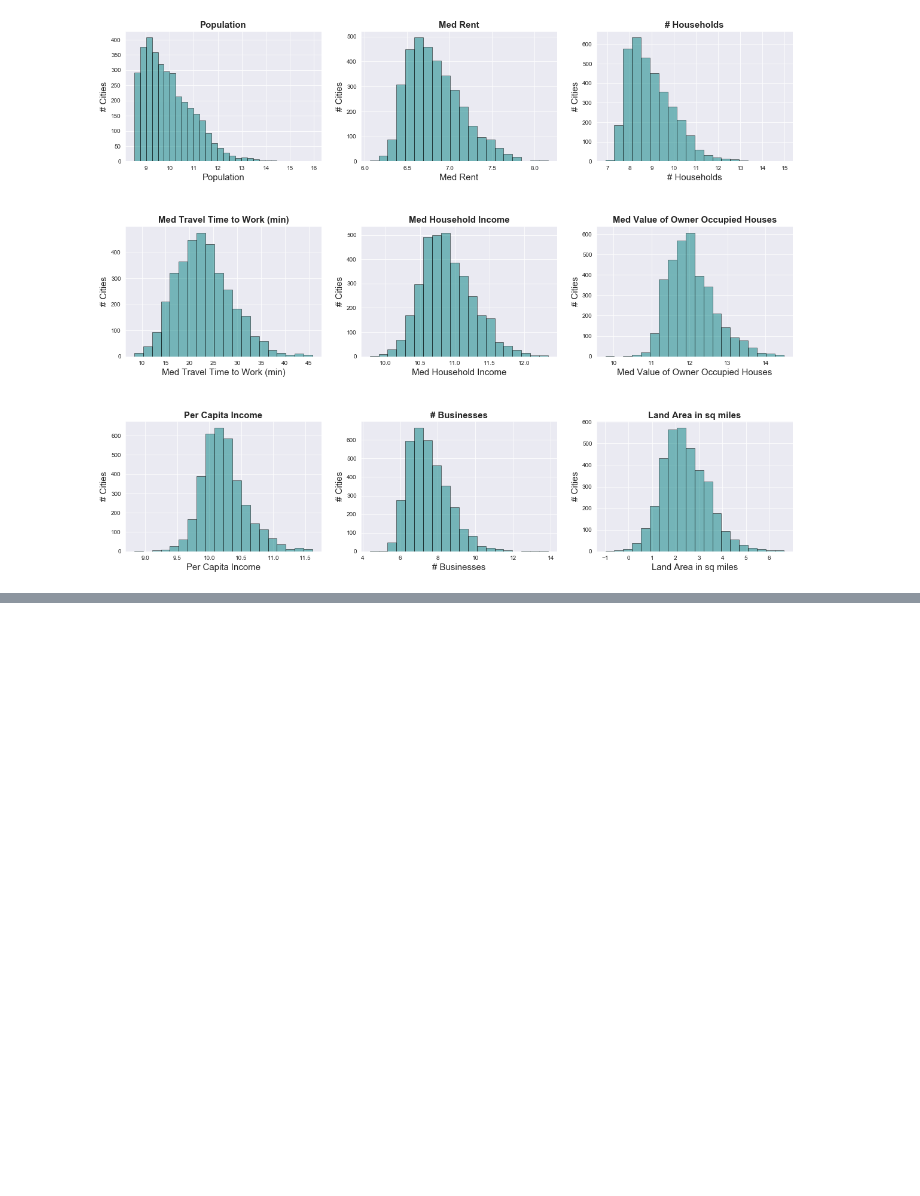
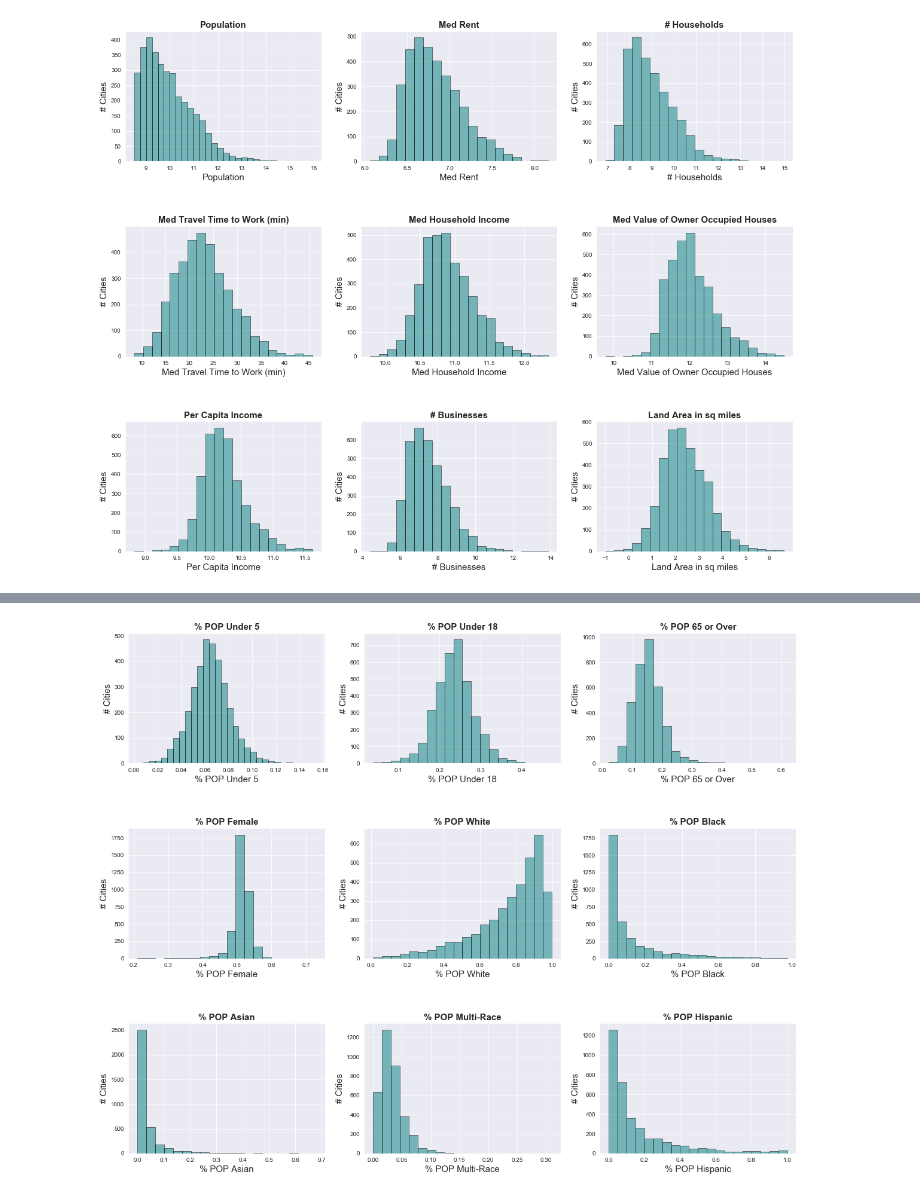
Before and after one commit to CaryMosley/PoliticalAffiliation, a Jupyter notebook: CleanAndEDA.ipynb, the cells around one changed output, grey strips where cells are left out. Cells and saved outputs as stored; diff of their text form; code cells hidden in the pictures; blank space fills up the shorter version.

Commit message:
More graphs

```diff
--- a/CleanAndEDA.ipynb
+++ b/CleanAndEDA.ipynb
@@ -548,0 +556,63 @@ print(df[percentage].describe().transpose())
+# %%
+# Subplots of Percentage Features
+sns.set_style('darkgrid')
+fig = plt.figure(figsize = (20,16))
+fig.subplots_adjust(hspace = .50)
+
+ax1 = fig.add_subplot(331)
+ax1.hist(df['UNDER_5'], bins = 30, alpha = .50,edgecolor= 'black',color ='teal')
+ax1.set_xlabel('% POP Under 5', fontsize = 15)
+ax1.set_ylabel('# Cities',fontsize = 15)
+ax1.set_title('% POP Under 5',fontsize = 15,fontweight='bold')
+
+ax2 = fig.add_subplot(332)
+ax2.hist(df['UNDER_18'], bins = 20, alpha = .50,edgecolor= 'black',color ='teal')
+ax2.set_xlabel('% POP Under 18',fontsize = 15)
+ax2.set_ylabel('# Cities',fontsize = 15)
+ax2.set_title('% POP Under 18',fontsize = 15,fontweight='bold')
+
+ax3 = fig.add_subplot(333)
+ax3.hist(df['65_OR_OVER'], bins = 20, alpha = .50,edgecolor= 'black',color ='teal')
+ax3.set_xlabel('% POP 65 or Over',fontsize = 15)
+ax3.set_ylabel('# Cities',fontsize = 15)
+ax3.set_title('% POP 65 or Over',fontsize = 15,fontweight='bold')
+
+ax4 = fig.add_subplot(334)
+ax4.hist(df['FEMALE'], bins = 20, alpha = .50,edgecolor= 'black',color ='teal')
+ax4.set_xlabel('% POP Female', fontsize = 15)
+ax4.set_ylabel('# Cities',fontsize = 15)
+ax4.set_title('% POP Female',fontsize = 15,fontweight='bold')
+
+ax5 = fig.add_subplot(335)
+ax5.hist(df['WHITE'], bins = 20, alpha = .50,edgecolor= 'black',color ='teal')
+ax5.set_xlabel('% POP White', fontsize = 15)
+ax5.set_ylabel('# Cities',fontsize = 15)
+ax5.set_title('% POP White',fontsize = 15,fontweight='bold')
+
+ax6 = fig.add_subplot(336)
+ax6.hist(df['BLACK'], bins = 20, alpha = .50,edgecolor= 'black',color ='teal')
+ax6.set_xlabel('% POP Black',fontsize = 15)
+ax6.set_ylabel('# Cities',fontsize = 15)
+ax6.set_title('% POP Black',fontsize = 15,fontweight='bold')
+
+ax7 = fig.add_subplot(337)
+ax7.hist(df['ASIAN'], bins = 20, alpha = .50,edgecolor= 'black',color ='teal')
+ax7.set_xlabel('% POP Asian',fontsize = 15)
+ax7.set_ylabel('# Cities',fontsize = 15)
+ax7.set_title('% POP Asian',fontsize = 15,fontweight='bold')
+
+ax8 = fig.add_subplot(338)
+ax8.hist(df['MULTI_RACE'], bins = 20, alpha = .50,edgecolor= 'black',color ='teal')
+ax8.set_xlabel('% POP Multi-Race', fontsize = 15)
+ax8.set_ylabel('# Cities',fontsize = 15)
+ax8.set_title('% POP Multi-Race',fontsize = 15,fontweight='bold')
+
+ax9 = fig.add_subplot(339)
+ax9.hist(df['HISPANIC'], bins = 20, alpha = .50,edgecolor= 'black',color ='teal')
+ax9.set_xlabel('% POP Hispanic', fontsize = 15)
+ax9.set_ylabel('# Cities',fontsize = 15)
+ax9.set_title('% POP Hispanic',fontsize = 15,fontweight='bold')
+
+plt.show()
+# %% [output]
+[figure, added]
```
Also changed, not shown: parts of 6 cells of this notebook.
